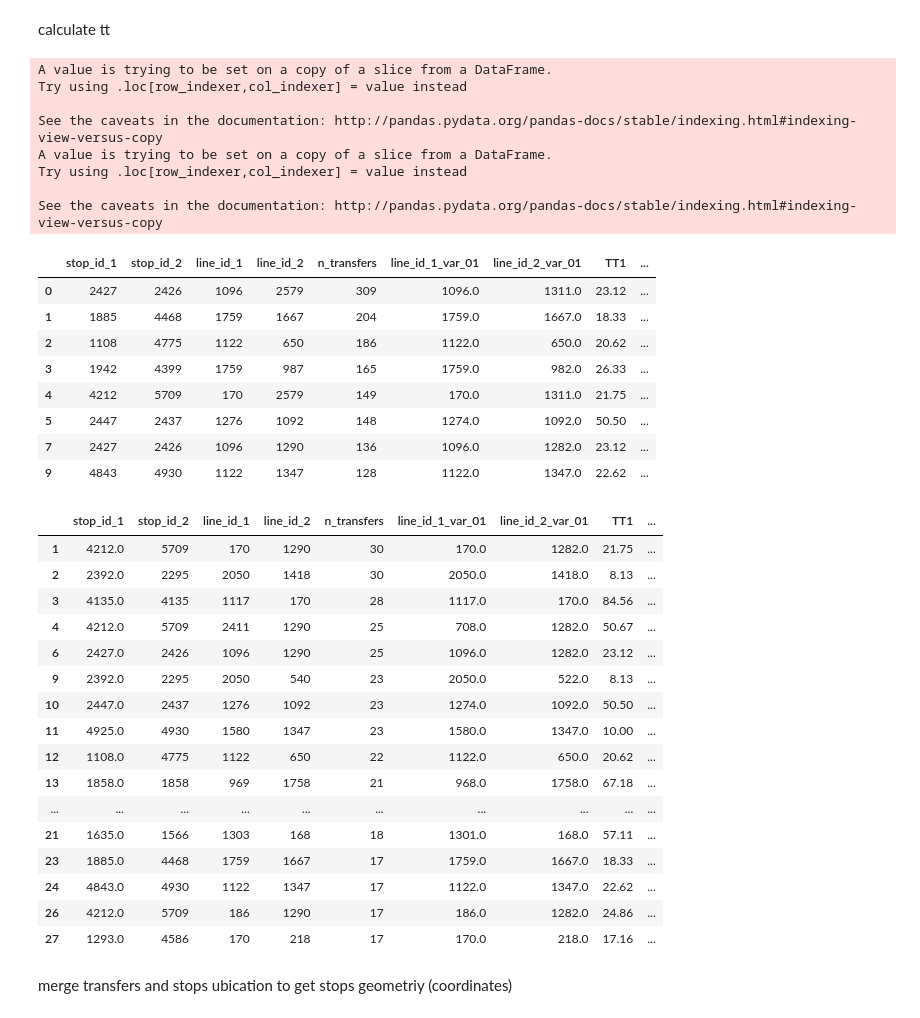
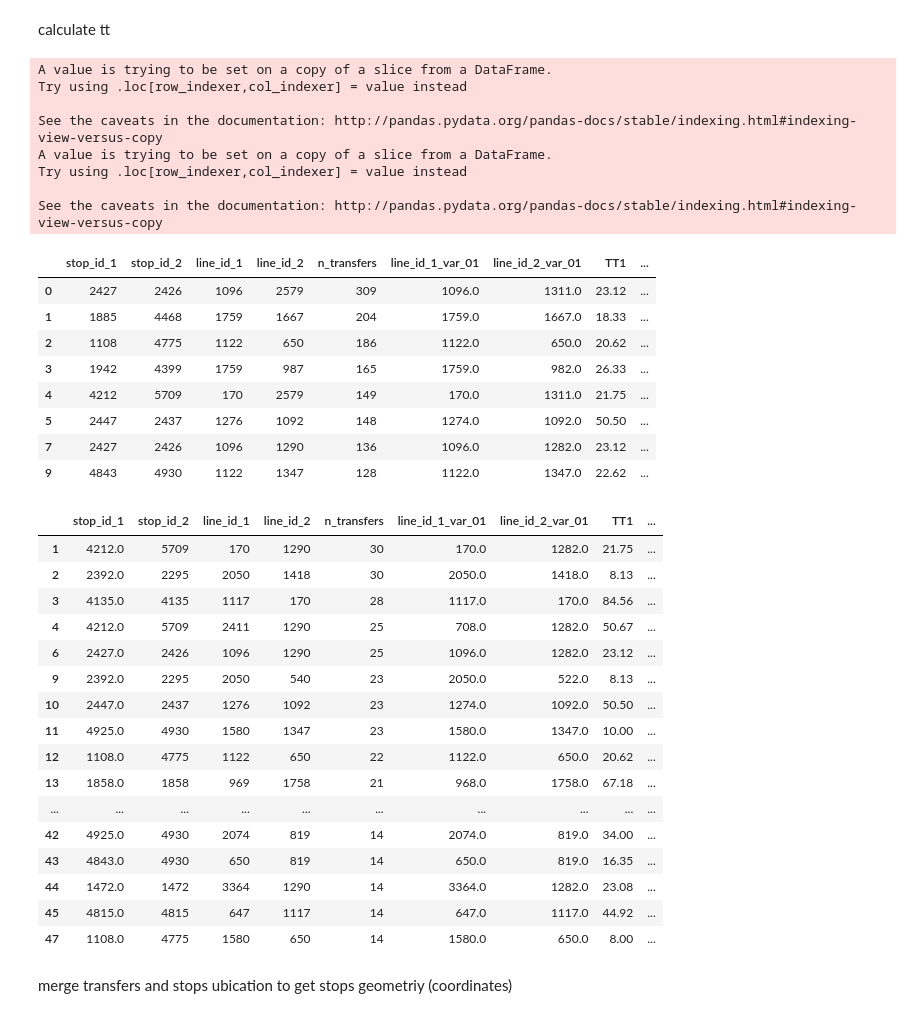
Before and after one commit to jonathan-murana/bus-generator, a Jupyter notebook: bus.ipynb, the cells around one changed output. Cells and saved outputs as stored; diff of their text form; code cells hidden in the pictures.

```diff
--- a/bus.ipynb
+++ b/bus.ipynb
@@ -267,43 +278,43 @@ def add_tt1_tt2(transfers_with_no_max):
 transfers_all_day_max_tts = add_tt1_tt2(transfers_all_day_with_max)
 transfers_1200_1400_max_tts = add_tt1_tt2(transfers_1200_1400_with_max)
 
-display(transfers_all_day_max_tts.head(20))
-display(transfers_1200_1400_max_tts.head(20))
+display(transfers_all_day_max_tts.head(50))
+display(transfers_1200_1400_max_tts.head(50))
 # %% [output]
 A value is trying to be set on a copy of a slice from a DataFrame.
 Try using .loc[row_indexer,col_indexer] = value instead
 
 See the caveats in the documentation: http://pandas.pydata.org/pandas-docs/stable/indexing.html#indexing-view-versus-copy
 A value is trying to be set on a copy of a slice from a DataFrame.
 Try using .loc[row_indexer,col_indexer] = value instead
 
 See the caveats in the documentation: http://pandas.pydata.org/pandas-docs/stable/indexing.html#indexing-view-versus-copy
 |  | stop_id_1 | stop_id_2 | line_id_1 | line_id_2 | n_transfers | line_id_1_var_01 | line_id_2_var_01 | TT1 | ... |
 | 0 | 2427 | 2426 | 1096 | 2579 | 309 | 1096.0 | 1311.0 | 23.12 | ... |
 | 1 | 1885 | 4468 | 1759 | 1667 | 204 | 1759.0 | 1667.0 | 18.33 | ... |
 | 2 | 1108 | 4775 | 1122 | 650 | 186 | 1122.0 | 650.0 | 20.62 | ... |
 | 3 | 1942 | 4399 | 1759 | 987 | 165 | 1759.0 | 982.0 | 26.33 | ... |
 | 4 | 4212 | 5709 | 170 | 2579 | 149 | 170.0 | 1311.0 | 21.75 | ... |
 | 5 | 2447 | 2437 | 1276 | 1092 | 148 | 1274.0 | 1092.0 | 50.50 | ... |
 | 7 | 2427 | 2426 | 1096 | 1290 | 136 | 1096.0 | 1282.0 | 23.12 | ... |
 | 9 | 4843 | 4930 | 1122 | 1347 | 128 | 1122.0 | 1347.0 | 22.62 | ... |
 |  | stop_id_1 | stop_id_2 | line_id_1 | line_id_2 | n_transfers | line_id_1_var_01 | line_id_2_var_01 | TT1 | ... |
 | 1 | 4212.0 | 5709 | 170 | 1290 | 30 | 170.0 | 1282.0 | 21.75 | ... |
 | 2 | 2392.0 | 2295 | 2050 | 1418 | 30 | 2050.0 | 1418.0 | 8.13 | ... |
 | 3 | 4135.0 | 4135 | 1117 | 170 | 28 | 1117.0 | 170.0 | 84.56 | ... |
 | 4 | 4212.0 | 5709 | 2411 | 1290 | 25 | 708.0 | 1282.0 | 50.67 | ... |
 | 6 | 2427.0 | 2426 | 1096 | 1290 | 25 | 1096.0 | 1282.0 | 23.12 | ... |
 | 9 | 2392.0 | 2295 | 2050 | 540 | 23 | 2050.0 | 522.0 | 8.13 | ... |
 | 10 | 2447.0 | 2437 | 1276 | 1092 | 23 | 1274.0 | 1092.0 | 50.50 | ... |
 | 11 | 4925.0 | 4930 | 1580 | 1347 | 23 | 1580.0 | 1347.0 | 10.00 | ... |
 | 12 | 1108.0 | 4775 | 1122 | 650 | 22 | 1122.0 | 650.0 | 20.62 | ... |
 | 13 | 1858.0 | 1858 | 969 | 1758 | 21 | 968.0 | 1758.0 | 67.18 | ... |
 | ... | ... | ... | ... | ... | ... | ... | ... | ... | ... |
-| 21 | 1635.0 | 1566 | 1303 | 168 | 18 | 1301.0 | 168.0 | 57.11 | ... |
-| 23 | 1885.0 | 4468 | 1759 | 1667 | 17 | 1759.0 | 1667.0 | 18.33 | ... |
-| 24 | 4843.0 | 4930 | 1122 | 1347 | 17 | 1122.0 | 1347.0 | 22.62 | ... |
-| 26 | 4212.0 | 5709 | 186 | 1290 | 17 | 186.0 | 1282.0 | 24.86 | ... |
-| 27 | 1293.0 | 4586 | 170 | 218 | 17 | 170.0 | 218.0 | 17.16 | ... |
+| 42 | 4925.0 | 4930 | 2074 | 819 | 14 | 2074.0 | 819.0 | 34.00 | ... |
+| 43 | 4843.0 | 4930 | 650 | 819 | 14 | 650.0 | 819.0 | 16.35 | ... |
+| 44 | 1472.0 | 1472 | 3364 | 1290 | 14 | 3364.0 | 1282.0 | 23.08 | ... |
+| 45 | 4815.0 | 4815 | 647 | 1117 | 14 | 647.0 | 1117.0 | 44.92 | ... |
+| 47 | 1108.0 | 4775 | 1580 | 650 | 14 | 1580.0 | 650.0 | 8.00 | ... |
 # %% [markdown]
 merge transfers and stops ubication to get stops geometriy (coordinates)
 # %%
```
Also changed, not shown: parts of 44 cells of this notebook, 17 other files.
